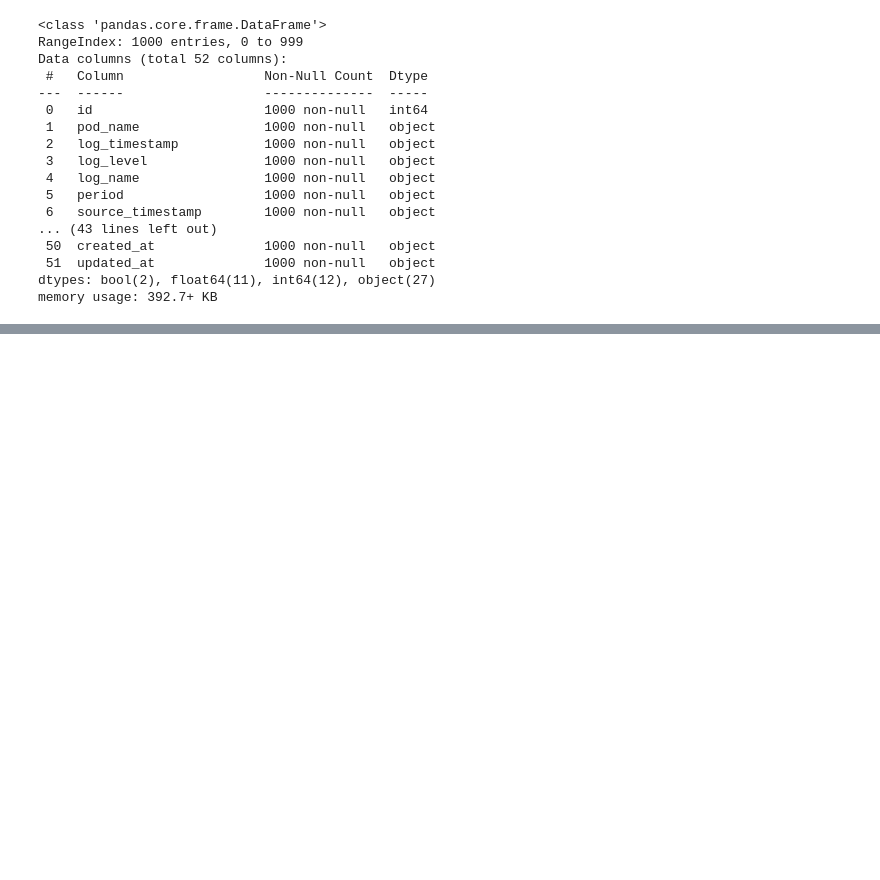
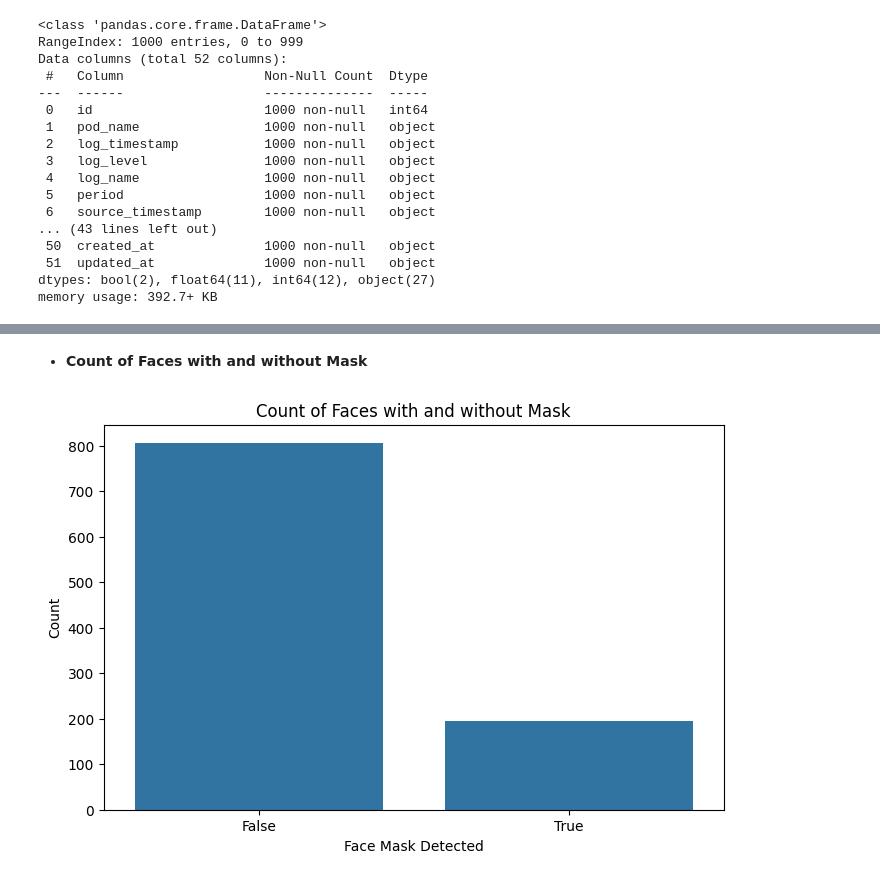
Before and after one commit to hoaghiepp/Cam-Log-Analysis, a Jupyter notebook: cam_log_analysis.ipynb, the cells around one changed output, grey strips where cells are left out. Cells and saved outputs as stored; diff of their text form; code cells hidden in the pictures; blank space fills up the shorter version.

```diff
--- a/cam_log_analysis.ipynb
+++ b/cam_log_analysis.ipynb
@@ -79,0 +131,11 @@ ds.describe(include='all').T
+# %% [markdown]
+- **Count of Faces with and without Mask**
+# %%
+plt.figure(figsize=(8, 5))
+sns.countplot(x="face_mask", data=df)
+plt.title("Count of Faces with and without Mask")
+plt.xlabel("Face Mask Detected")
+plt.ylabel("Count")
+plt.show()
+# %% [output]
+[figure, added]
```
Also changed, not shown: parts of 23 cells of this notebook.
